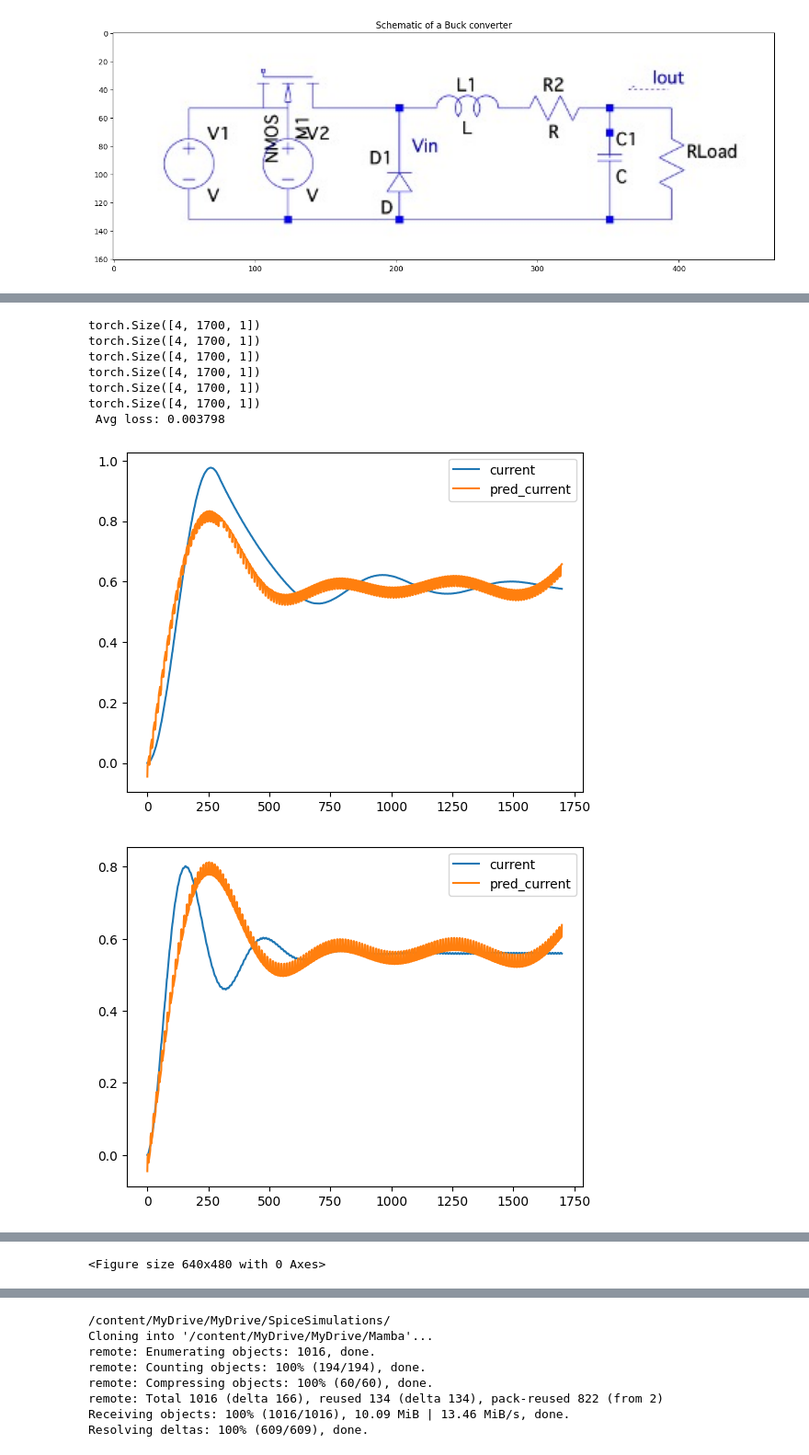
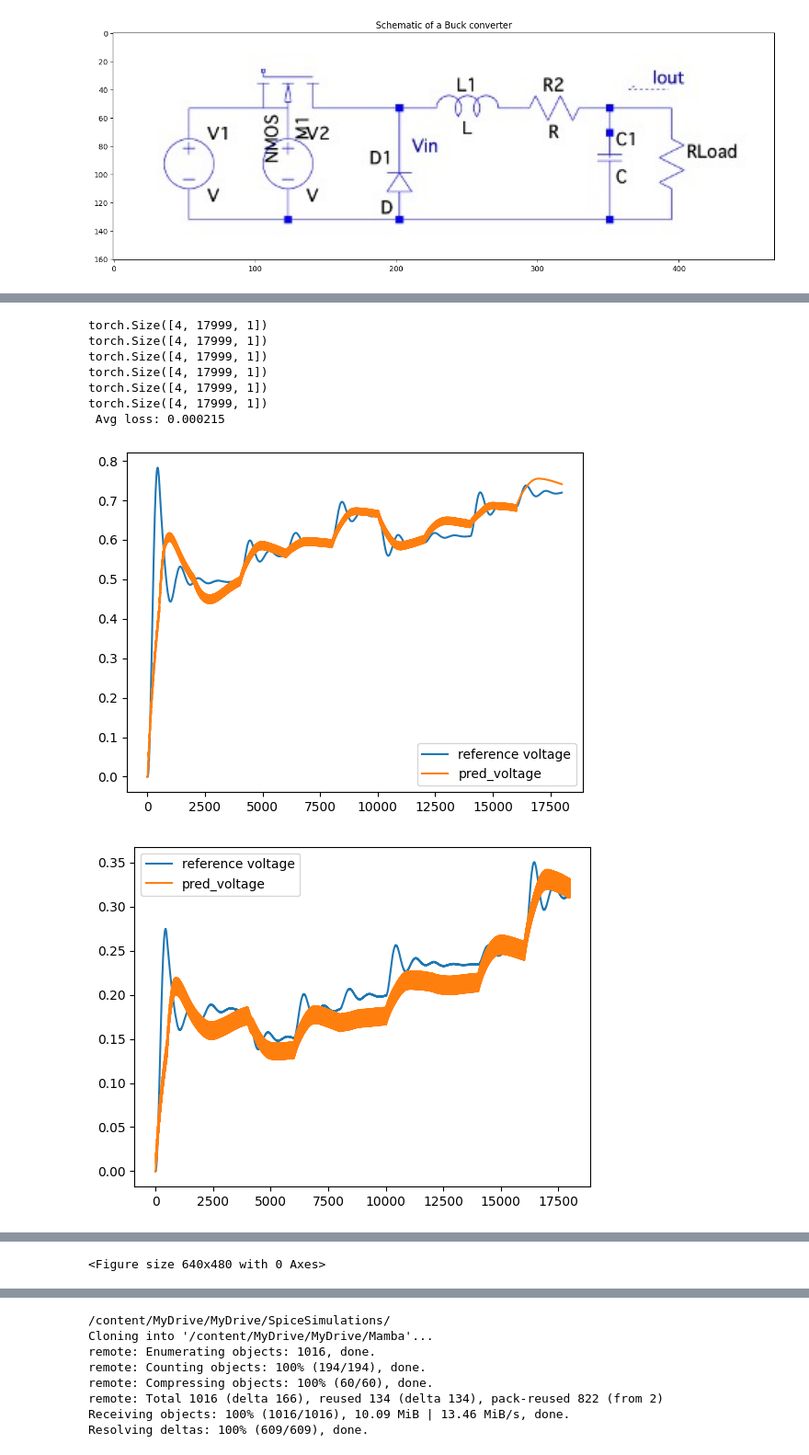
Before and after one commit to czuniga76/S4Model_Tests, a Jupyter notebook: SSSMforcircuits.ipynb, the cells around one changed output, grey strips where cells are left out. Shown at 92% size. Saved outputs shown, nothing was run; the diff lists cells and outputs as text; code cells hidden in the pictures.

```diff
--- a/SSSMforcircuits.ipynb
+++ b/SSSMforcircuits.ipynb
@@ -220,7 +247,8 @@ class CircuitDataset(torch.utils.data.Dataset):
     def __getitem__(self, idx):
         X = self.X_array[idx]
         y = self.y_array[idx]
-        return  torch.from_numpy(X),torch.from_numpy(y)
+        return  torch.from_numpy(X[:-1,:]),torch.from_numpy(y[1:,:])
+        #return  torch.from_numpy(X),torch.from_numpy(y)
 
     def __len__(self):
         return len(self.X_array)
@@ -230,9 +280,9 @@ train_dataset = CircuitDataset(X_train,y_train)
 val_dataset = CircuitDataset(X_val,y_val)
 test_dataset = CircuitDataset(X_test,y_test)
 for X,y in train_dataset:
-  print(X.shape,y.shape,X.dtype)
+  print(" Dataset ", X.shape,y.shape,X.dtype)
   break
-batch_size = 4
+batch_size = 8
 
 train_dataloader = torch.utils.data.DataLoader(
             train_dataset,
@@ -246,11 +296,11 @@ val_dataloader = torch.utils.data.DataLoader(
 )
 test_dataloader = torch.utils.data.DataLoader(
             test_dataset,
-            batch_size=batch_size,
+            batch_size=4,
             shuffle=True,
 )
 
 print(" test ")
 for X,y in test_dataloader:
-  print(X.shape)
+  print(X.shape,y.shape)
 # %% [output]
@@ -397,16 +469,40 @@ def test_loop(dataloader, model, loss_fn, device):
 # %%
+import torch.optim as optim
+#from torch.optim.lr_scheduler import ReduceLROnPlateateau
+
+
 loss_fn = nn.MSELoss()
 device = torch.device("cuda" if torch.cuda.is_available() else "cpu")
 optimizer = torch.optim.Adam(s4model.parameters(), lr=1e-3)
 
-epochs = 200  # simple training loop
+epochs = 150 # simple training loop
+scheduler = torch.optim.lr_scheduler.ReduceLROnPlateau(optimizer, mode='min', factor=0.5, patience=8,threshold=0.01)
 
-
+current_lr = optimizer.param_groups[0]['lr']
+print(" initial lr ",current_lr)
+best_loss = 10000
+early_stopping_patience = 0
+early_stopping_limit = 10
 for t in range(epochs):
     print(f"Epoch {t+1}\n-------------------------------")
     train_loop(train_dataloader, s4model, loss_fn, optimizer, device)
     print(" validating")   # TODO add early stopping
-    test_loop(val_dataloader, s4model, loss_fn, device)
+    val_loss = val_loop(val_dataloader, s4model, loss_fn, device)
+
+    scheduler.step(val_loss)
+
+    # Optional: Print current learning rate
+    new_lr = optimizer.param_groups[0]['lr']
+    if new_lr != current_lr:
+        print(f"Learning rate changed from {current_lr} to {new_lr}")
+    if val_loss < 0.99*best_loss:
+        best_loss = val_loss
+        early_stopping_patience = 0
+    else:
+        early_stopping_patience += 1
+    if early_stopping_patience >= early_stopping_limit:
+        print("Early stopping triggered")
+        break
 
 print("Done!")
 # %% [output]
@@ -454,7 +550,7 @@ def eval_loop(dataloader, model, loss_fn, device):
             plt.plot(y[0,:,0])
             #plt.figure()
             plt.plot(pred[0,:,0])
-            plt.legend(["current","pred_current"])
+            plt.legend(["reference voltage","pred_voltage"])
             plt.figure()
             if i > 4:
                 break
@@ -467,13 +564,14 @@ def eval_loop(dataloader, model, loss_fn, device):
 # %%
 loss_fn = nn.MSELoss()
+device = torch.device("cuda" if torch.cuda.is_available() else "cpu")
 eval_loop(test_dataloader, s4model, loss_fn, device)
 # %% [output]
-torch.Size([4, 1700, 1])
-torch.Size([4, 1700, 1])
-torch.Size([4, 1700, 1])
-torch.Size([4, 1700, 1])
-torch.Size([4, 1700, 1])
-torch.Size([4, 1700, 1])
- Avg loss: 0.003798
+torch.Size([4, 17999, 1])
+torch.Size([4, 17999, 1])
+torch.Size([4, 17999, 1])
+torch.Size([4, 17999, 1])
+torch.Size([4, 17999, 1])
+torch.Size([4, 17999, 1])
+ Avg loss: 0.000215
-[figure, old version]
+[figure, new version]
-[figure, old version]
+[figure, new version]
```
Also changed, not shown: parts of 24 cells of this notebook.
